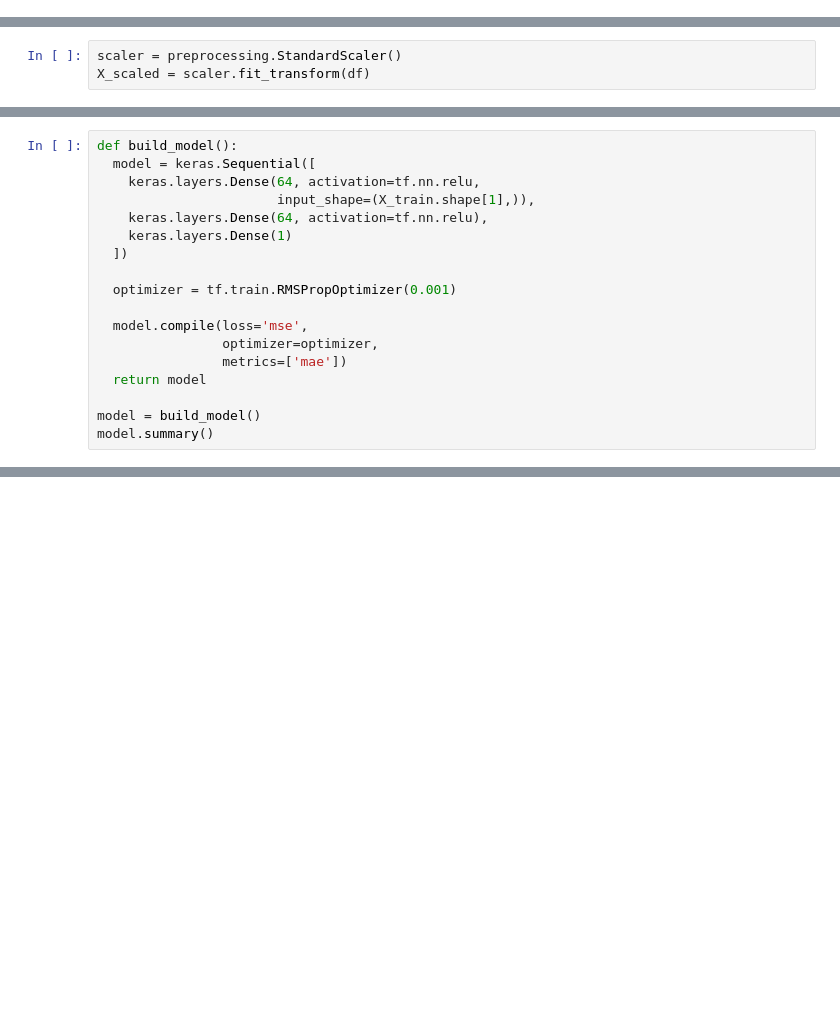
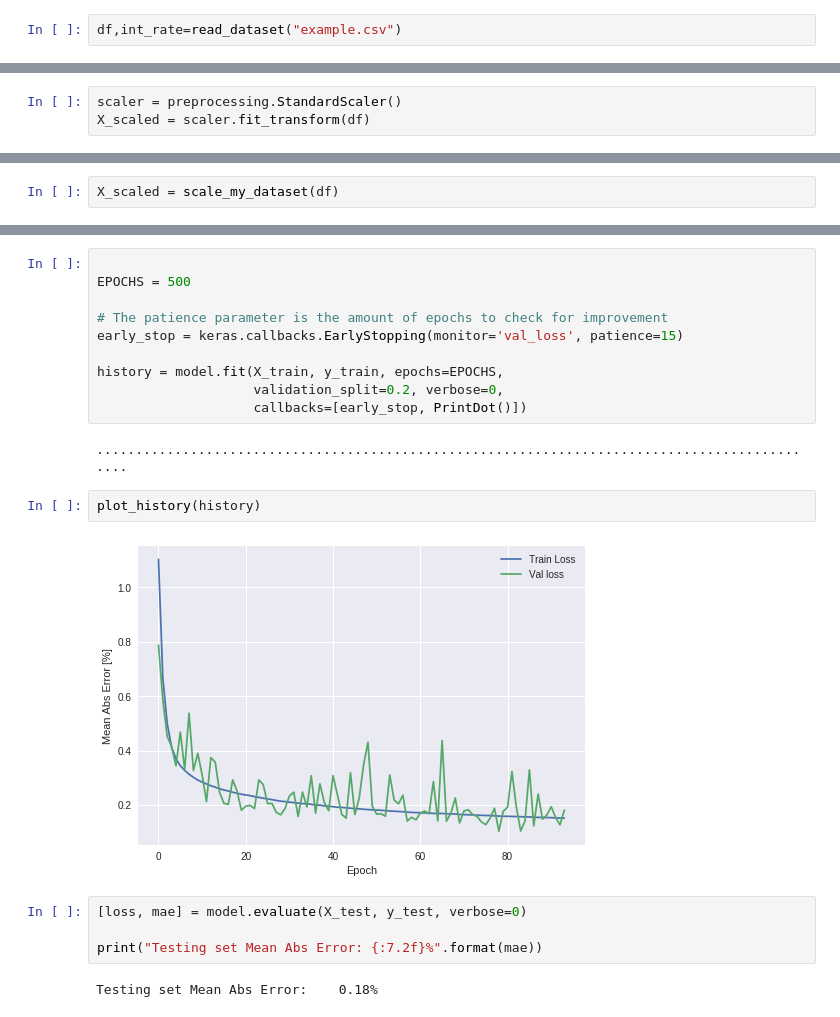
Before and after one commit to shripal7/SmartLending, a Jupyter notebook: src/tensorflow/neural_network.ipynb, the cells around one changed output, grey strips where cells are left out. Saved outputs shown, nothing was run; the diff lists cells and outputs as text; blank space fills up the shorter version.

```diff
--- a/src/tensorflow/neural_network.ipynb
+++ b/src/tensorflow/neural_network.ipynb
@@ -52,3 +66,5 @@ Name: int_rate, Length: 392508, dtype: object
+# %%
+df,int_rate=read_dataset("example.csv")
 # %%
 le = preprocessing.LabelEncoder()
 df['amount_diff_inv'] = le.fit_transform(df['amount_diff_inv'])
@@ -91 +103,3 @@ X_scaled.shape
+# %%
+X_scaled = scale_my_dataset(df)
 # %%
@@ -105,18 +106,0 @@ print(tf.__version__)
-# %%
-def build_model():
-  model = keras.Sequential([
-    keras.layers.Dense(64, activation=tf.nn.relu,
-                       input_shape=(X_train.shape[1],)),
-    keras.layers.Dense(64, activation=tf.nn.relu),
-    keras.layers.Dense(1)
-  ])
-
-  optimizer = tf.train.RMSPropOptimizer(0.001)
-
-  model.compile(loss='mse',
-                optimizer=optimizer,
-                metrics=['mae'])
-  return model
-
-model = build_model()
-model.summary()
@@ -149,0 +124,22 @@ history = model.fit(X_train, y_train, epochs=EPOCHS,
+# %%
+
+EPOCHS = 500
+
+# The patience parameter is the amount of epochs to check for improvement
+early_stop = keras.callbacks.EarlyStopping(monitor='val_loss', patience=15)
+
+history = model.fit(X_train, y_train, epochs=EPOCHS,
+                    validation_split=0.2, verbose=0,
+                    callbacks=[early_stop, PrintDot()])
+# %% [output]
+..............................................................................................
+# %%
+plot_history(history)
+# %% [output]
+[figure, added]
+# %%
+[loss, mae] = model.evaluate(X_test, y_test, verbose=0)
+
+print("Testing set Mean Abs Error: {:7.2f}%".format(mae))
+# %% [output]
+Testing set Mean Abs Error:    0.18%
```
Also changed, not shown: parts of 17 cells of this notebook.
